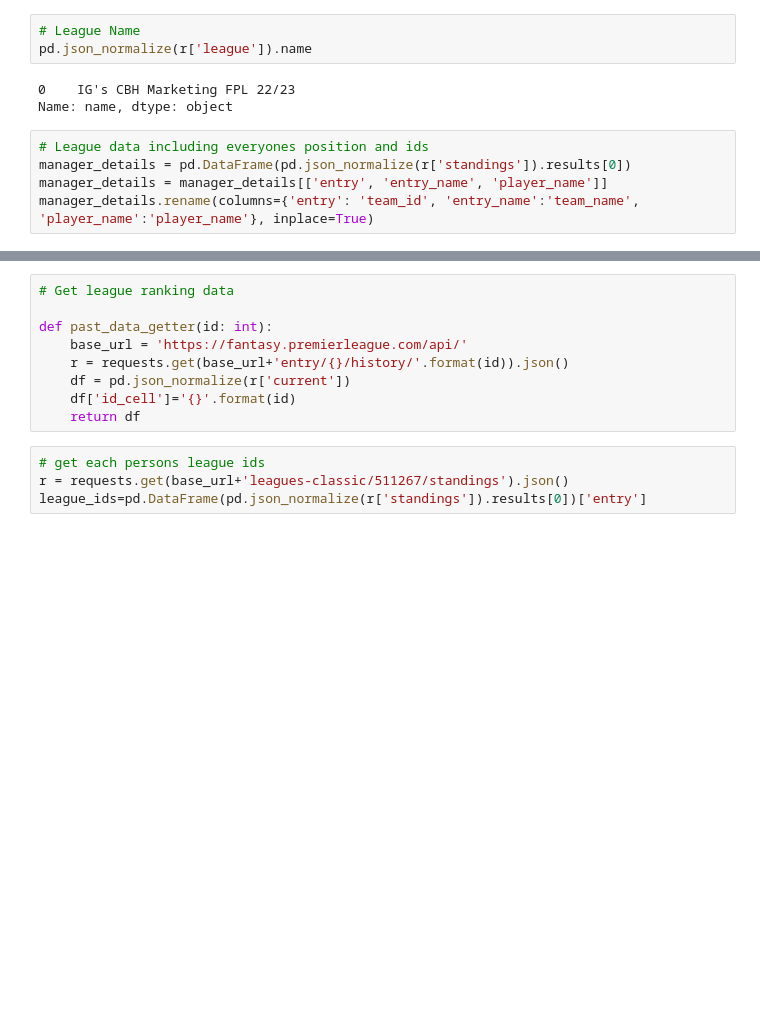
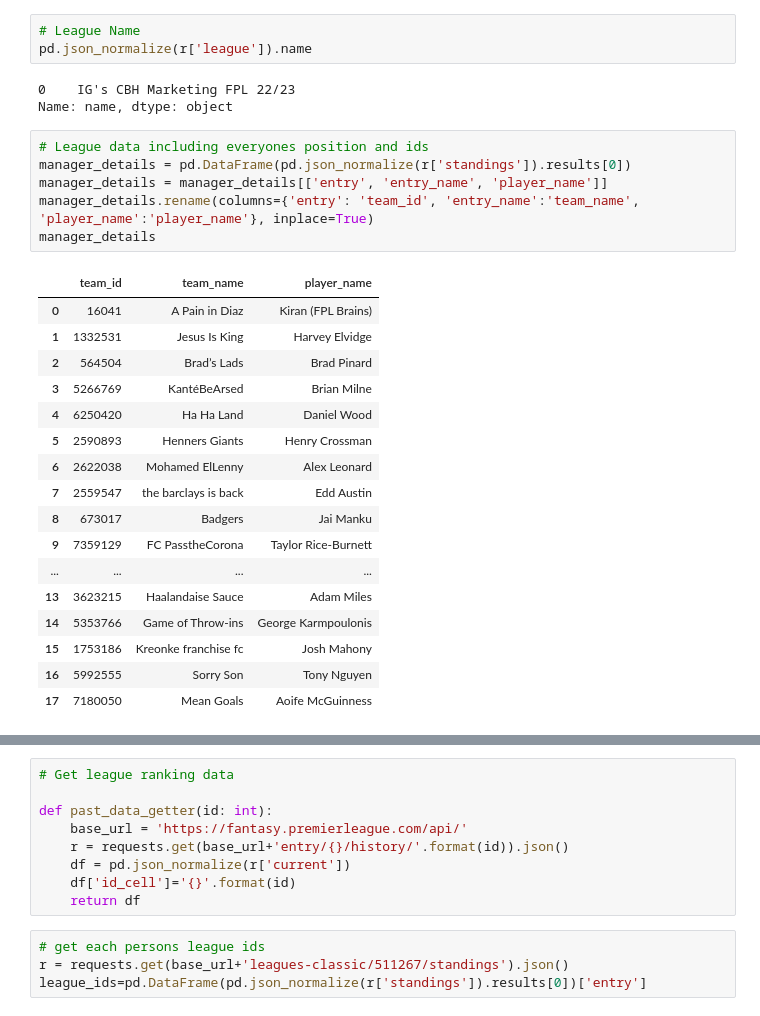
Before and after one commit to Dynamic747/general, a Jupyter notebook: FPL.ipynb, the cells around one changed output, grey strips where cells are left out. Drawn from its saved outputs; the diff is of its cells as text; blank space fills up the shorter version.

```diff
--- a/FPL.ipynb
+++ b/FPL.ipynb
@@ -174,8 +177,27 @@ Name: name, dtype: object
 # %%
 # League data including everyones position and ids
 manager_details = pd.DataFrame(pd.json_normalize(r['standings']).results[0])
 manager_details = manager_details[['entry', 'entry_name', 'player_name']]
 manager_details.rename(columns={'entry': 'team_id', 'entry_name':'team_name', 'player_name':'player_name'}, inplace=True)
+manager_details
+# %% [output]
+|  | team_id | team_name | player_name |
+| 0 | 16041 | A Pain in Diaz | Kiran (FPL Brains) |
+| 1 | 1332531 | Jesus Is King | Harvey Elvidge |
+| 2 | 564504 | Brad’s Lads | Brad Pinard |
+| 3 | 5266769 | KantéBeArsed | Brian Milne |
+| 4 | 6250420 | Ha Ha Land | Daniel Wood |
+| 5 | 2590893 | Henners Giants | Henry Crossman |
+| 6 | 2622038 | Mohamed ElLenny | Alex Leonard |
+| 7 | 2559547 | the barclays is back | Edd Austin |
+| 8 | 673017 | Badgers | Jai Manku |
+| 9 | 7359129 | FC PasstheCorona | Taylor Rice-Burnett |
+| ... | ... | ... | ... |
+| 13 | 3623215 | Haalandaise Sauce | Adam Miles |
+| 14 | 5353766 | Game of Throw-ins | George Karmpoulonis |
+| 15 | 1753186 | Kreonke franchise fc | Josh Mahony |
+| 16 | 5992555 | Sorry Son | Tony Nguyen |
+| 17 | 7180050 | Mean Goals | Aoife McGuinness |
 # %%
 # Summary Of FPL Points For Each Manager
 r = requests.get(base_url+'entry/7852/history/').json()
```
Also changed, not shown: parts of 13 cells of this notebook, 5 other files.
